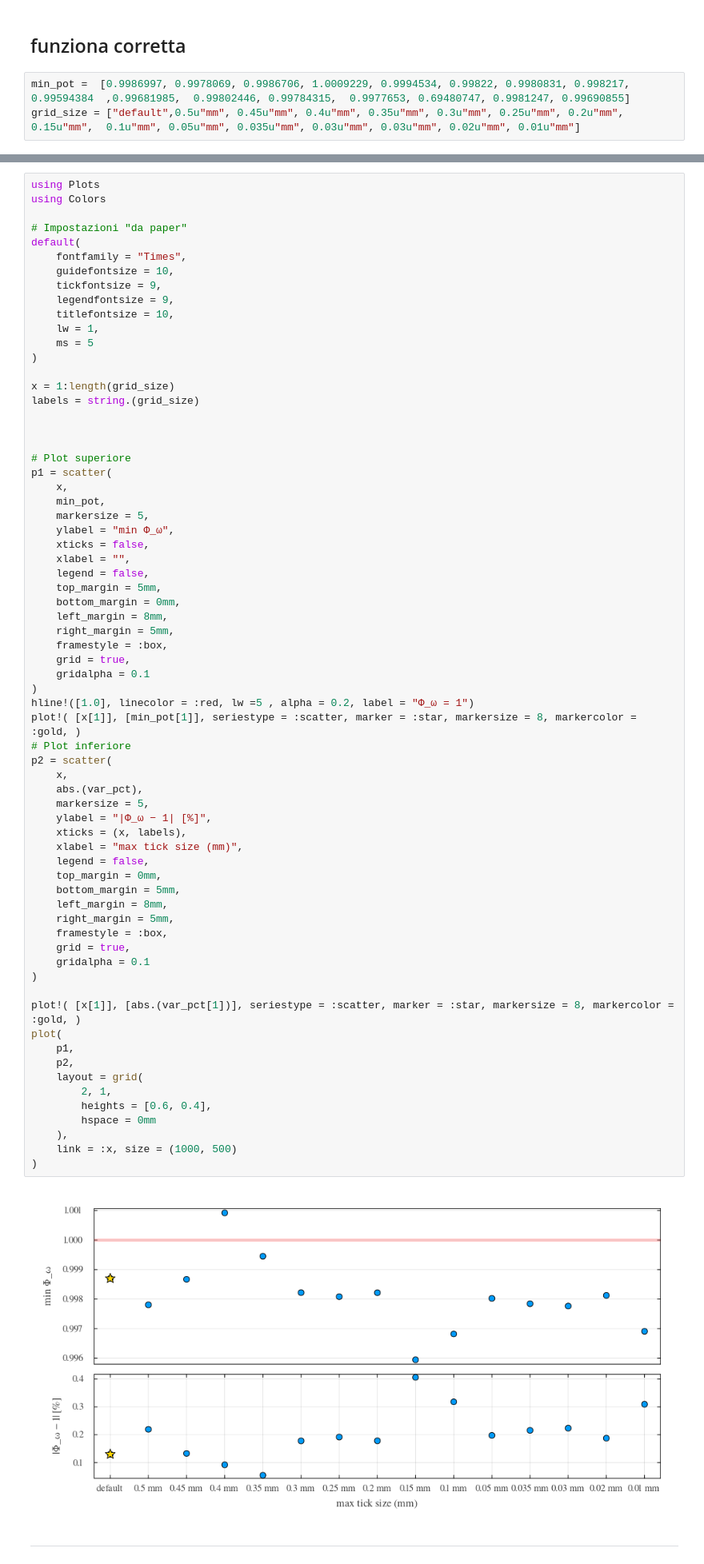
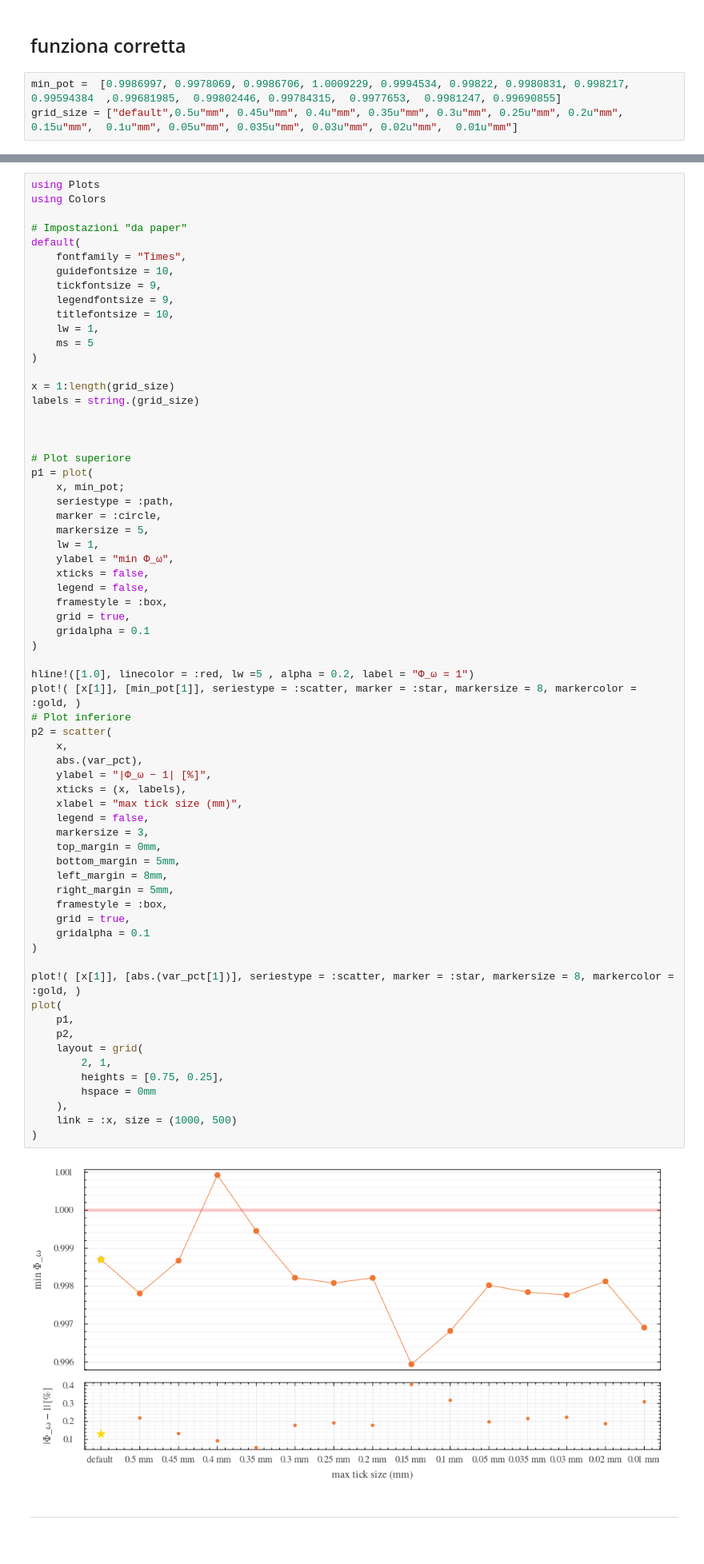
Before and after one commit to RitaF00/SolidStateDetector-NEW, a Jupyter notebook: SSDdev/notebooks/new_refinement_on_grid/minimum_wp.ipynb, the cells around one changed output, grey strips where cells are left out. Shown at 80% size. Cells and saved outputs as stored; diff of their text form.

Commit message:
codicee con plot per science fair

```diff
--- a/SSDdev/notebooks/new_refinement_on_grid/minimum_wp.ipynb
+++ b/SSDdev/notebooks/new_refinement_on_grid/minimum_wp.ipynb
@@ -9,8 +12,8 @@ Plots.GRBackend()
 # %% [markdown]
 ## funziona corretta
 # %%
-min_pot =  [0.9986997, 0.9978069, 0.9986706, 1.0009229, 0.9994534, 0.99822, 0.9980831, 0.998217, 0.99594384  ,0.99681985,  0.99802446, 0.99784315,  0.9977653, 0.69480747, 0.9981247, 0.99690855]
-grid_size = ["default",0.5u"mm", 0.45u"mm", 0.4u"mm", 0.35u"mm", 0.3u"mm", 0.25u"mm", 0.2u"mm", 0.15u"mm",  0.1u"mm", 0.05u"mm", 0.035u"mm", 0.03u"mm", 0.03u"mm", 0.02u"mm", 0.01u"mm"]
+min_pot =  [0.9986997, 0.9978069, 0.9986706, 1.0009229, 0.9994534, 0.99822, 0.9980831, 0.998217, 0.99594384  ,0.99681985,  0.99802446, 0.99784315,  0.9977653,  0.9981247, 0.99690855]
+grid_size = ["default",0.5u"mm", 0.45u"mm", 0.4u"mm", 0.35u"mm", 0.3u"mm", 0.25u"mm", 0.2u"mm", 0.15u"mm",  0.1u"mm", 0.05u"mm", 0.035u"mm", 0.03u"mm", 0.02u"mm",  0.01u"mm"]
 # %% [output]
 15-element Vector{Any}:
   "default"
@@ -74,54 +83,52 @@ labels = string.(grid_size)
 
 
 # Plot superiore
-p1 = scatter(
-    x,
-    min_pot,
+p1 = plot(
+    x, min_pot;
+    seriestype = :path,
+    marker = :circle,
     markersize = 5,
+    lw = 1,
     ylabel = "min Φ_ω",
     xticks = false,
-    xlabel = "",
     legend = false,
-    top_margin = 5mm,
-    bottom_margin = 0mm,
-    left_margin = 8mm,
-    right_margin = 5mm,
     framestyle = :box,
     grid = true,
     gridalpha = 0.1
 )
+
 hline!([1.0], linecolor = :red, lw =5 , alpha = 0.2, label = "Φ_ω = 1")
 plot!( [x[1]], [min_pot[1]], seriestype = :scatter, marker = :star, markersize = 8, markercolor = :gold, )
 # Plot inferiore
 p2 = scatter(
     x,
     abs.(var_pct),
-    markersize = 5,
     ylabel = "|Φ_ω − 1| [%]",
     xticks = (x, labels),
     xlabel = "max tick size (mm)",
     legend = false,
+    markersize = 3,
     top_margin = 0mm,
     bottom_margin = 5mm,
     left_margin = 8mm,
     right_margin = 5mm,
     framestyle = :box,
     grid = true,
     gridalpha = 0.1
 )
 
 plot!( [x[1]], [abs.(var_pct[1])], seriestype = :scatter, marker = :star, markersize = 8, markercolor = :gold, )
 plot(
     p1,
     p2,
     layout = grid(
         2, 1,
-        heights = [0.6, 0.4],
+        heights = [0.75, 0.25],
         hspace = 0mm
     ),
     link = :x, size = (1000, 500)
 )
 # %% [output]
-[figure, old version]
+[figure, new version]
 # %% [markdown]
 -------
```
Also changed, not shown: parts of 13 cells of this notebook, 27 other files.
